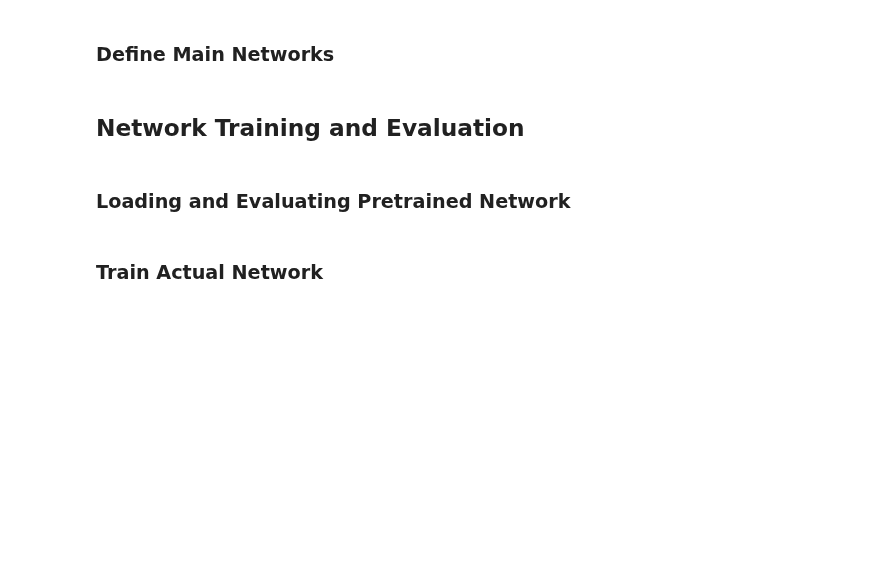
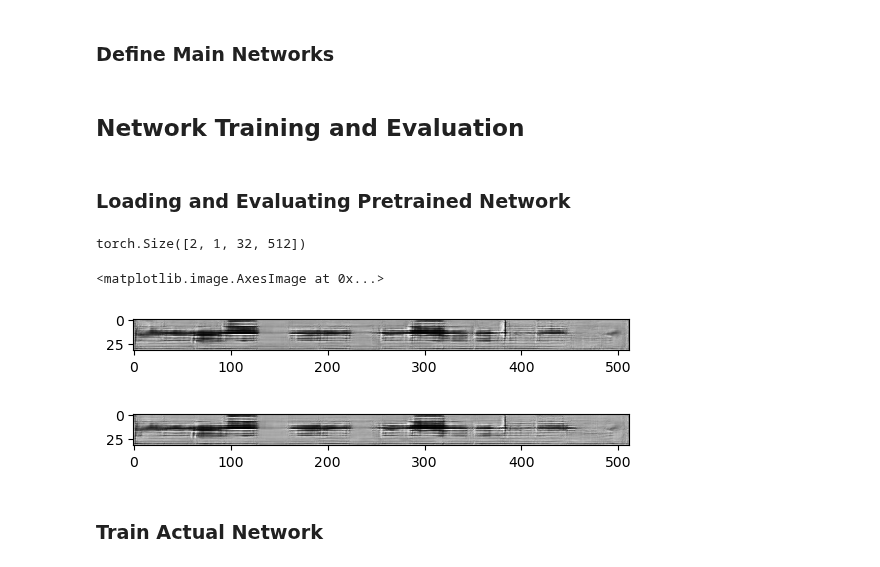
Before and after one commit to nabethg/ScribeSmith, a Jupyter notebook: main_model.ipynb, the cells around one changed output. Cells and saved outputs as stored; diff of their text form; code cells hidden in the pictures; blank space fills up the shorter version.

```diff
--- a/main_model.ipynb
+++ b/main_model.ipynb
@@ -1391,20 +1391,52 @@ class Recognizer(nn.Module):
 # %% [markdown]
 ### Loading and Evaluating Pretrained Network
 # %%
+encoder = Encoder()
+encoder = load_model(encoder, "2023-08-03_05-48-46_bs32_lrE0.0001_lrG1e-06_lrD1e-06_betas(0, 0.999)_encoder_epoch40_override.pt")
 generator = Generator()
-discriminator = Discriminator()
-encoder = Encoder()
-recognizer = Recognizer()
-# generator, encoder, discriminator = load_models_of_same_batch(generator, encoder, discriminator, filename_prefix="main_model/model_snapshots/2023-07-13_21-45-53_bs32_lr1e-05_betas(0, 0.999)", epoch_number=9)
+generator = load_model(generator, "2023-08-03_05-48-46_bs32_lrE0.0001_lrG1e-06_lrD1e-06_betas(0, 0.999)_generator_epoch40_override.pt")
+
+NUM_TEXTS = 2
+texts = [
+    "hello",
+    "e"
+]
+temp = []
+for text in texts:
+    ctoi = torch.tensor([char_to_int[char] for char in text])
+    padded_ctoi = F.pad(ctoi, pad=(0, 82-len(ctoi)))
+    temp.append(padded_ctoi)
+
+pass_to_embedding = torch.stack(temp)
+noise = torch.randn(NUM_TEXTS, generator.noise_dim)
+
+
+embedding = encoder(pass_to_embedding)
+outputs = generator(noise, embedding)
+
+print(outputs.shape)
+
+plt.imshow(outputs[0].detach().numpy().squeeze(0), cmap="gray")
+plt.figure()
+plt.imshow(outputs[1].detach().numpy().squeeze(0), cmap="gray")
+# discriminator = Discriminator()
+# encoder = Encoder()
+# # recognizer = Recognizer()
+# generator, encoder, discriminator = load_models_of_same_batch(generator, encoder, discriminator, filename_prefix="main_model/model_snapshots/2023-07-13_21-45-53_bs32_lr1e-05_betas(0, 0.999)", epoch_number=40)
 # with torch.no_grad():
 #     for i in range(10):
 #         noise = torch.randn(1, 128)
 #         a = line_transcription_dataset_train[0]
 #         embedding = encoder(a.unsqueeze(0))
 #         print(embedding.shape)
 #         image = generator(noise, embedding)
 #         plt.imshow(image.squeeze(0).squeeze(0).detach().numpy(), cmap='gray')
 #         plt.savefig(f'test{i}.png')
+# %% [output]
+torch.Size([2, 1, 32, 512])
+<matplotlib.image.AxesImage at 0x...>
+[figure, added]
+[figure, added]
 # %% [markdown]
 ### Train Actual Network
 # %%
```
Also changed, not shown: parts of 27 cells of this notebook, 32 other files.
